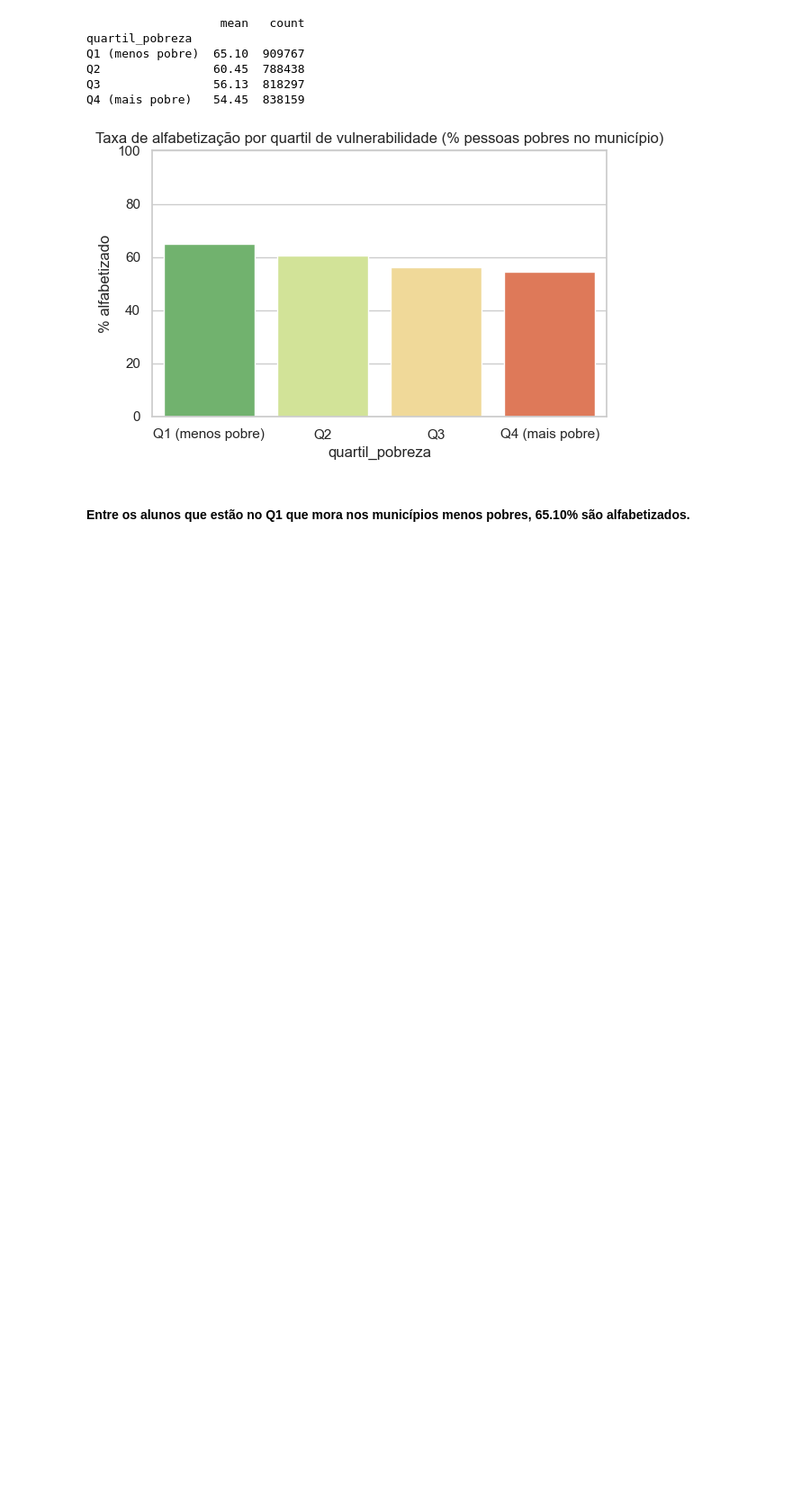
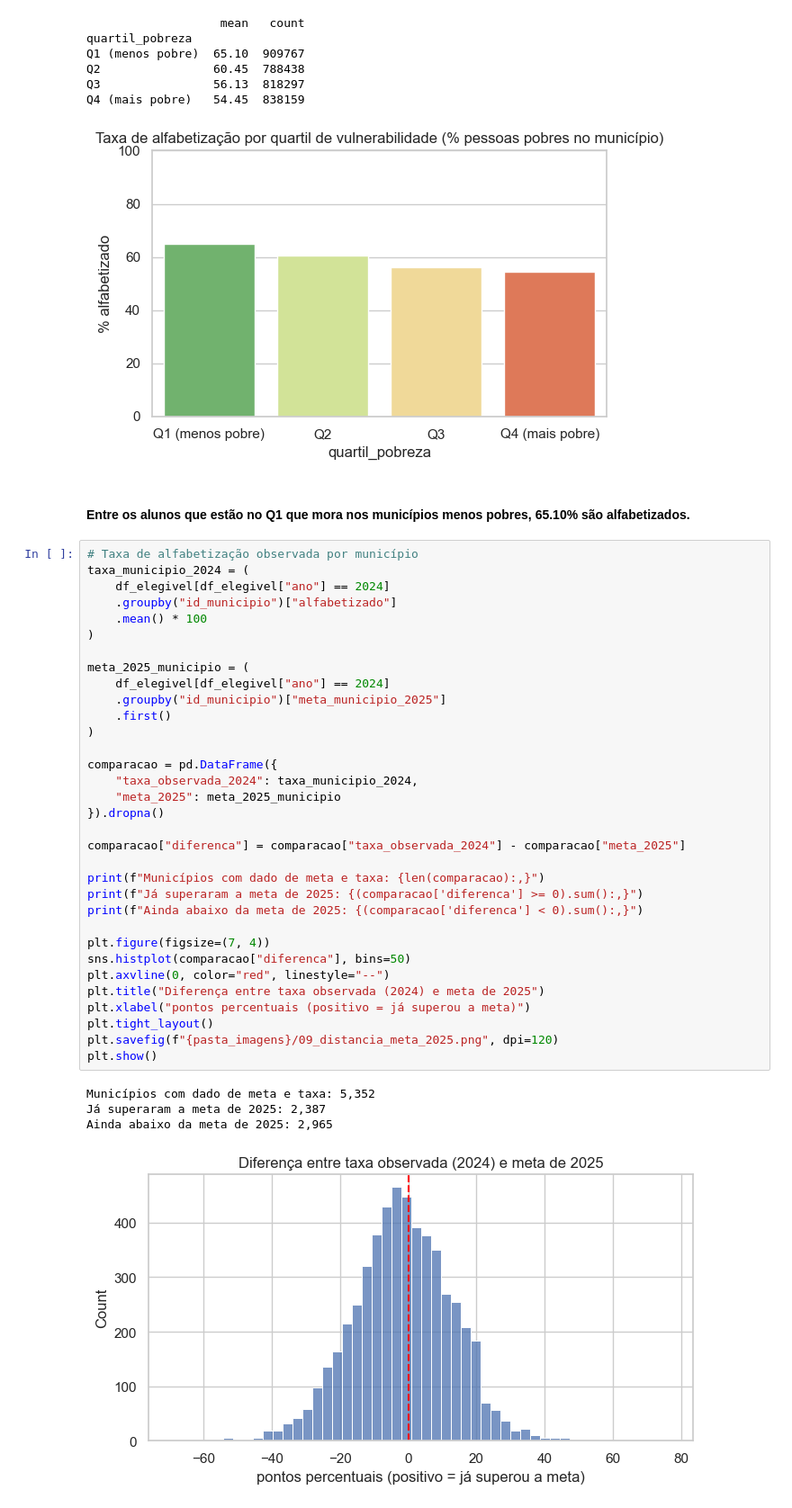
Before and after one commit to p-teco/tech_challenge_fase3, a Jupyter notebook: notebooks/EDA.ipynb, the cells around one changed output. Shown at 90% size. Cells and saved outputs as stored; diff of their text form; blank space fills up the shorter version.

```diff
--- a/notebooks/EDA.ipynb
+++ b/notebooks/EDA.ipynb
@@ -393,3 +393,41 @@ Q4 (mais pobre)   54.45  838159
 [figure]
 # %% [markdown]
 #### Entre os alunos que estão no Q1 que mora nos municípios menos pobres, 65.10% são alfabetizados.
+# %%
+# Taxa de alfabetização observada por município
+taxa_municipio_2024 = (
+    df_elegivel[df_elegivel["ano"] == 2024]
+    .groupby("id_municipio")["alfabetizado"]
+    .mean() * 100
+)
+
+meta_2025_municipio = (
+    df_elegivel[df_elegivel["ano"] == 2024]
+    .groupby("id_municipio")["meta_municipio_2025"]
+    .first()
+)
+
+comparacao = pd.DataFrame({
+    "taxa_observada_2024": taxa_municipio_2024,
+    "meta_2025": meta_2025_municipio
+}).dropna()
+
+comparacao["diferenca"] = comparacao["taxa_observada_2024"] - comparacao["meta_2025"]
+
+print(f"Municípios com dado de meta e taxa: {len(comparacao):,}")
+print(f"Já superaram a meta de 2025: {(comparacao['diferenca'] >= 0).sum():,}")
+print(f"Ainda abaixo da meta de 2025: {(comparacao['diferenca'] < 0).sum():,}")
+
+plt.figure(figsize=(7, 4))
+sns.histplot(comparacao["diferenca"], bins=50)
+plt.axvline(0, color="red", linestyle="--")
+plt.title("Diferença entre taxa observada (2024) e meta de 2025")
+plt.xlabel("pontos percentuais (positivo = já superou a meta)")
+plt.tight_layout()
+plt.savefig(f"{pasta_imagens}/09_distancia_meta_2025.png", dpi=120)
+plt.show()
+# %% [output]
+Municípios com dado de meta e taxa: 5,352
+Já superaram a meta de 2025: 2,387
+Ainda abaixo da meta de 2025: 2,965
+[figure, added]
```
Also changed, not shown: parts of 8 cells of this notebook, 3 other files.
